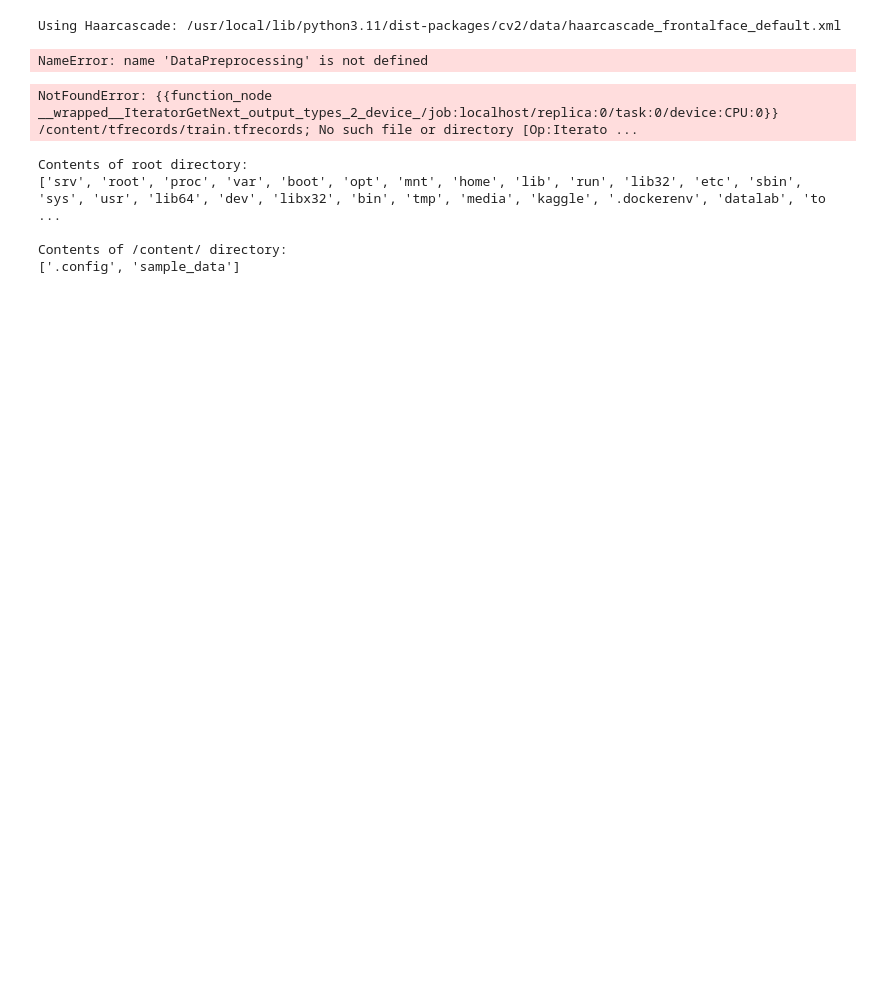
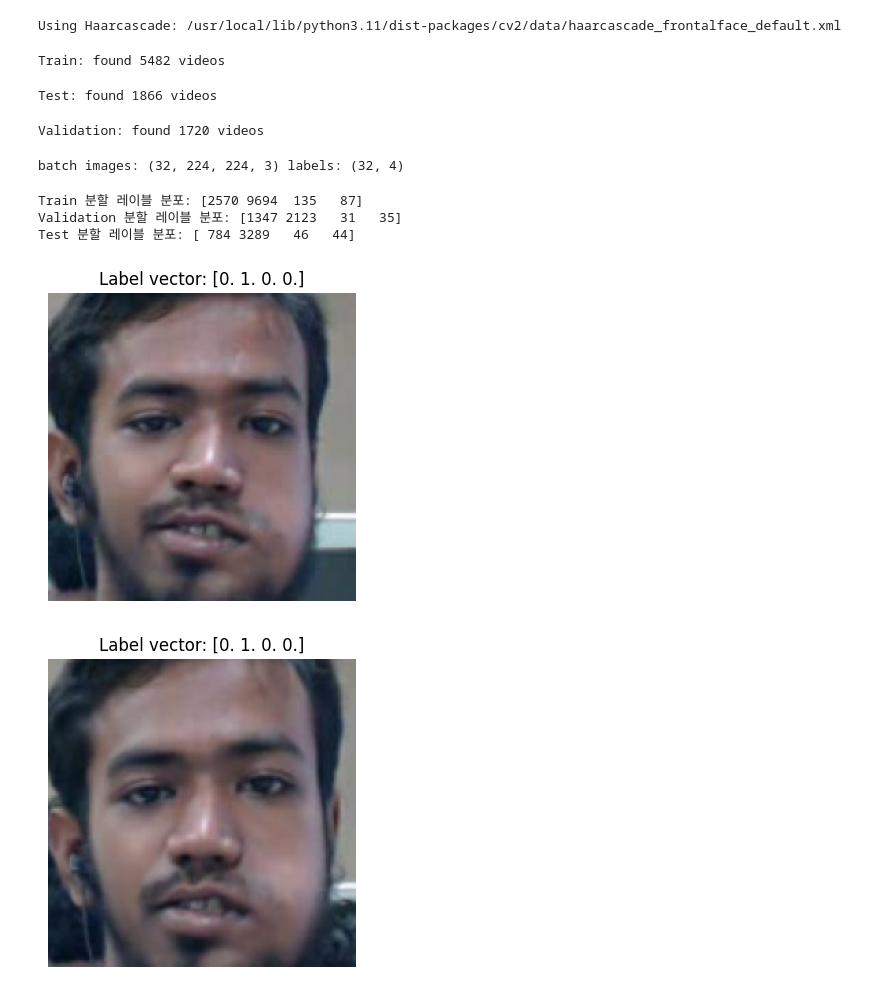
Before and after one commit to moovingsloth/video-attention-classification, a Jupyter notebook: DAiSEE_데이터셋_분석_기본.ipynb, the cells around one changed output. Cells and saved outputs as stored; diff of their text form; code cells hidden in the pictures; blank space fills up the shorter version.

```diff
--- a/DAiSEE_데이터셋_분석_기본.ipynb
+++ b/DAiSEE_데이터셋_분석_기본.ipynb
@@ -132,7 +137,16 @@ class DataPreprocessing:
         row = df[df['ClipID']==vid]
         if row.empty: return None
         arr = row[['Boredom','Engagement','Confusion','Frustration ']].values[0]
-        return (arr>=1).astype(np.uint8).tobytes()
+
+        # Correctly create a one-hot encoded label
+        # Find the index of the maximum value
+        max_index = np.argmax(arr)
+        # Create a one-hot array
+        one_hot_label = np.zeros(4, dtype=np.uint8)
+        one_hot_label[max_index] = 1
+
+        return one_hot_label.tobytes()
+
 
     def _process_video(self, video_path: str, split: str) -> list:
         # 비디오 단위 TFRecord Example 생성
@@ -178,7 +192,6 @@ class DataPreprocessing:
 # %%
 # 1) TensorFlow 불러오기
 import tensorflow as tf
-import os
 
 # 2) 배치 크기 설정
 batch_size = 32
@@ -188,15 +201,12 @@ dp = DataPreprocessing(
     fs=fs,
     bucket='colab-daisee-bucket',
     max_frames=3,
-    data_augmentation_flag=True,  # 이 플래그로 증강 on/off 제어
+    data_augmentation_flag=False,  # 이 플래그로 증강 on/off 제어
     num_workers=8
 )
 
 # 4) TFRecord 파일 생성
-print("Current working directory before writing TFRecords:", os.getcwd())
 dp.writeTfRecord('tfrecords')  # writeTfRecord(output_dir)만 받습니다
-print("Current working directory after writing TFRecords:", os.getcwd())
-
 
 # 5) TFRecordDataset + dp.decode + batch
 ds = tf.data.TFRecordDataset('tfrecords/train.tfrecords')
@@ -207,4 +217,7 @@ ds = ds.batch(batch_size)
 for imgs, labs in ds.take(1):
     print('batch images:', imgs.shape, 'labels:', labs.shape)
 # %% [output]
-NameError: name 'DataPreprocessing' is not defined
+Train: found 5482 videos
+Test: found 1866 videos
+Validation: found 1720 videos
+batch images: (32, 224, 224, 3) labels: (32, 4)
@@ -212,22 +233,16 @@ NameError: name 'DataPreprocessing' is not defined
 '''
 시각화 및 레이블 분포(불균형 확인)
 
-메모리 캐시로 디스크 I/O 디코딩 비용 절감?
+메모리 캐시로 디스크 I/O 디코빙 비용 절감?
 '''
 import tensorflow as tf
 import matplotlib.pyplot as plt
 import numpy as np
-import os
 
 # 1) TFRecord 파일 경로 설정
-tfrecords_dir = 'tfrecords'
-# Check if the directory exists in the current working directory, otherwise assume it's in /content/
-if not os.path.exists(tfrecords_dir):
-    tfrecords_dir = os.path.join('/content/', 'tfrecords')
-
-train_tfrecord = os.path.join(tfrecords_dir, 'train.tfrecords')
-val_tfrecord   = os.path.join(tfrecords_dir, 'validation.tfrecords')
-test_tfrecord  = os.path.join(tfrecords_dir, 'test.tfrecords')
+train_tfrecord = 'tfrecords/train.tfrecords'
+val_tfrecord   = 'tfrecords/validation.tfrecords'
+test_tfrecord  = 'tfrecords/test.tfrecords'
 
 # 2) 레이블 디코딩 함수 (DataPreprocessing.decode와 동일)
 def decode(example_proto):
@@ -252,44 +267,35 @@ val_ds   = make_dataset(val_tfrecord,   batch_size=32)
 test_ds  = make_dataset(test_tfrecord,  batch_size=32)
 
 # ——————————————————————————————
 # A) 샘플 시각화
 # ——————————————————————————————
 for imgs, labs in train_ds.take(1):
     # 두 장만 꺼내서
     for i in [0, 1]:
         plt.figure(figsize=(4,4))
         plt.imshow(imgs[i].numpy().astype(np.uint8))
         plt.title(f"Label vector: {labs[i].numpy()}")
         plt.axis('off')
     break
 
 # ——————————————————————————————
 # B) 레이블 분포 확인
 # ——————————————————————————————
 def label_distribution(ds, name):
     counts = np.zeros(4, dtype=int)
     for _, labs in ds:
         # labs: (batch, 4) one-hot 혹은 float 레이블
         idx = np.argmax(labs.numpy(), axis=1)
         binc = np.bincount(idx, minlength=4)
         counts += binc
     print(f"{name} 분할 레이블 분포:", counts)
 
 label_distribution(train_ds, "Train")
 label_distribution(val_ds,   "Validation")
 label_distribution(test_ds,  "Test")
 # %% [output]
-NotFoundError: {{function_node __wrapped__IteratorGetNext_output_types_2_device_/job:localhost/replica:0/task:0/device:CPU:0}} /content/tfrecords/train.tfrecords; No such file or directory [Op:Iterato ...
+Train 분할 레이블 분포: [2570 9694  135   87]
+Validation 분할 레이블 분포: [1347 2123   31   35]
+Test 분할 레이블 분포: [ 784 3289   46   44]
+[figure, added]
+[figure, added]
-# %%
-import os
-
-print("Contents of root directory:")
-print(os.listdir('/'))
-print("\nContents of /content/ directory:")
-print(os.listdir('/content/'))
-# %% [output]
-Contents of root directory:
-['srv', 'root', 'proc', 'var', 'boot', 'opt', 'mnt', 'home', 'lib', 'run', 'lib32', 'etc', 'sbin', 'sys', 'usr', 'lib64', 'dev', 'libx32', 'bin', 'tmp', 'media', 'kaggle', '.dockerenv', 'datalab', 'to ...
-
-Contents of /content/ directory:
-['.config', 'sample_data']
```
Also changed, not shown: parts of 3 cells of this notebook.
